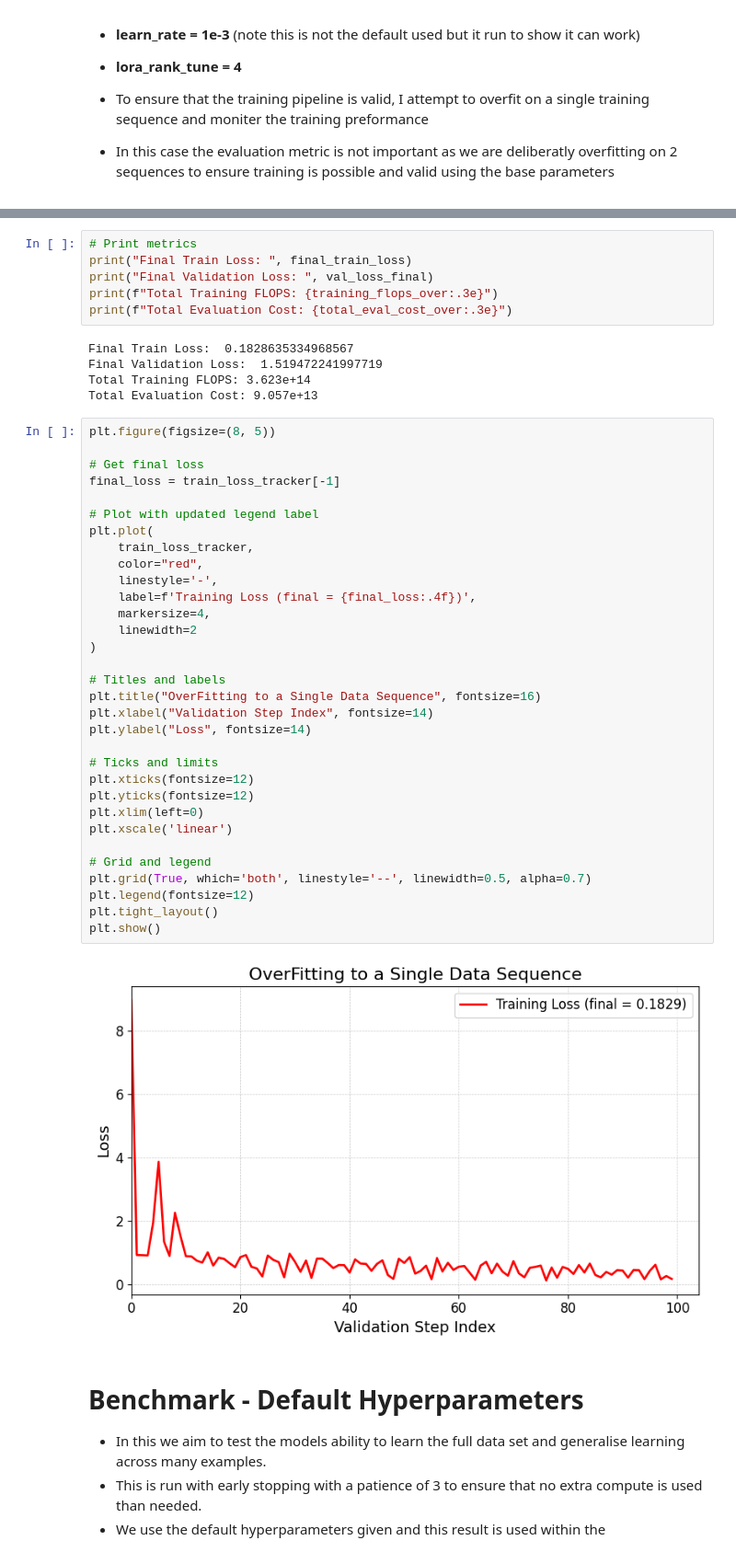
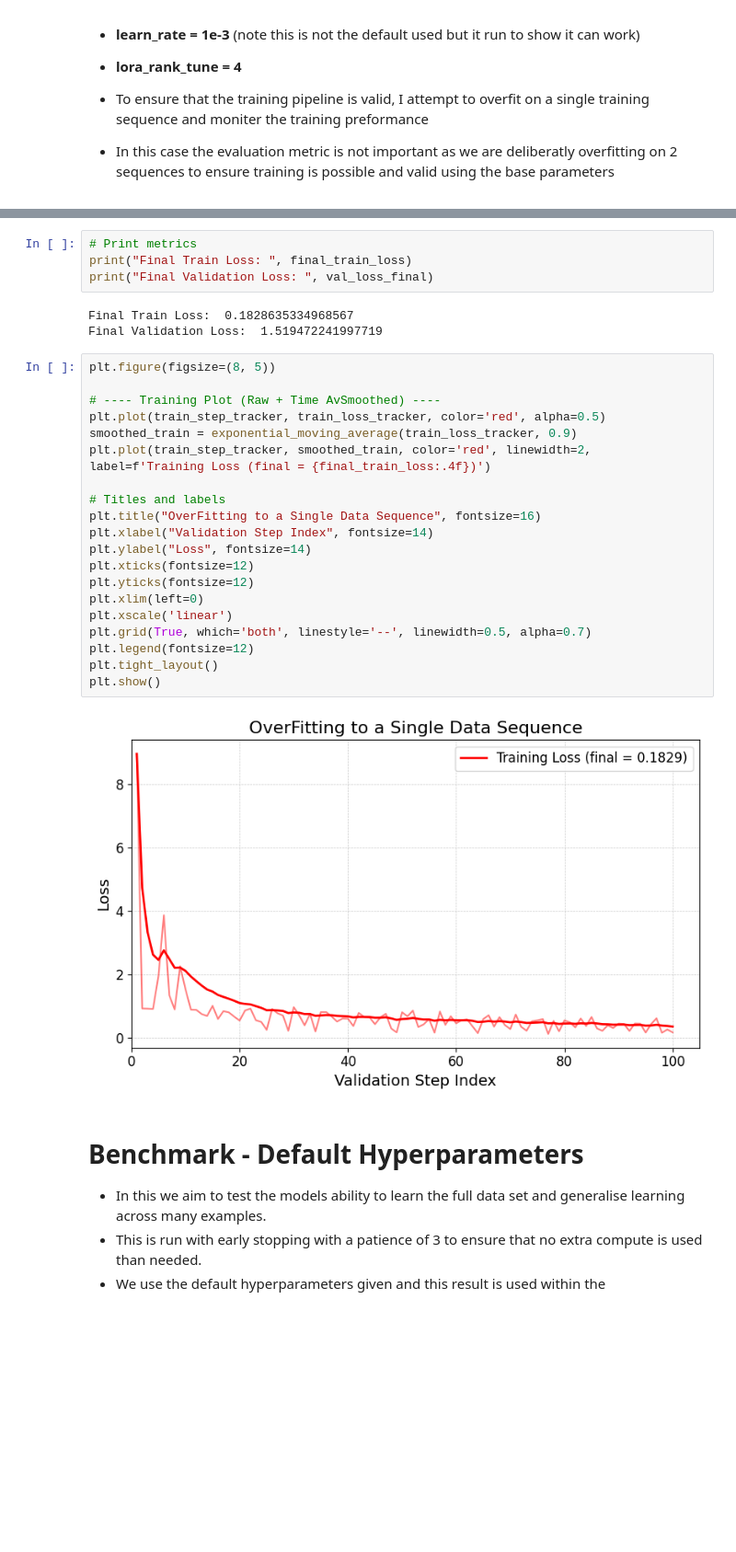
Before and after one commit to JacobTutt/lora_timeseries, a Jupyter notebook: 5_Lora_Model.ipynb, the cells around one changed output, grey strips where cells are left out. Shown at 92% size. Cells and saved outputs as stored; diff of their text form; blank space fills up the shorter version.

```diff
--- a/5_Lora_Model.ipynb
+++ b/5_Lora_Model.ipynb
@@ -45,47 +44,31 @@ train_step_tracker = np.array(train_step_tracker)
 # Print metrics
 print("Final Train Loss: ", final_train_loss)
 print("Final Validation Loss: ", val_loss_final)
-print(f"Total Training FLOPS: {training_flops_over:.3e}")
-print(f"Total Evaluation Cost: {total_eval_cost_over:.3e}")
 # %% [output]
 Final Train Loss:  0.1828635334968567
 Final Validation Loss:  1.519472241997719
-Total Training FLOPS: 3.623e+14
-Total Evaluation Cost: 9.057e+13
 # %%
 plt.figure(figsize=(8, 5))
 
-# Get final loss
-final_loss = train_loss_tracker[-1]
-
-# Plot with updated legend label
-plt.plot(
-    train_loss_tracker,
-    color="red",
-    linestyle='-',
-    label=f'Training Loss (final = {final_loss:.4f})',
-    markersize=4,
-    linewidth=2
-)
+# ---- Training Plot (Raw + Time AvSmoothed) ----
+plt.plot(train_step_tracker, train_loss_tracker, color='red', alpha=0.5)
+smoothed_train = exponential_moving_average(train_loss_tracker, 0.9)
+plt.plot(train_step_tracker, smoothed_train, color='red', linewidth=2, label=f'Training Loss (final = {final_train_loss:.4f})')
 
 # Titles and labels
 plt.title("OverFitting to a Single Data Sequence", fontsize=16)
 plt.xlabel("Validation Step Index", fontsize=14)
 plt.ylabel("Loss", fontsize=14)
-
-# Ticks and limits
 plt.xticks(fontsize=12)
 plt.yticks(fontsize=12)
 plt.xlim(left=0)
 plt.xscale('linear')
-
-# Grid and legend
 plt.grid(True, which='both', linestyle='--', linewidth=0.5, alpha=0.7)
 plt.legend(fontsize=12)
 plt.tight_layout()
 plt.show()
 # %% [output]
-[figure, old version]
+[figure, new version]
 # %% [markdown]
 # Benchmark - Default Hyperparameters
 
```
Also changed, not shown: parts of 2 cells of this notebook, 6 other files.
